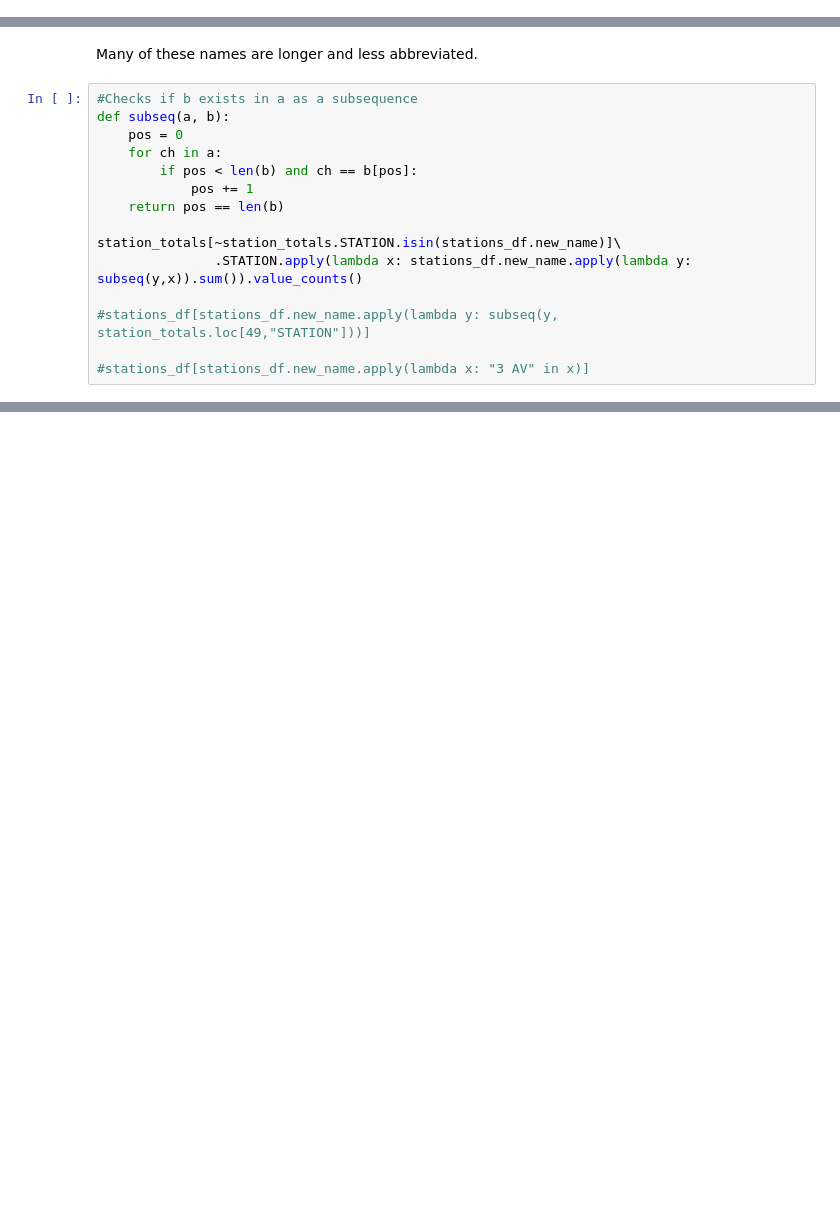
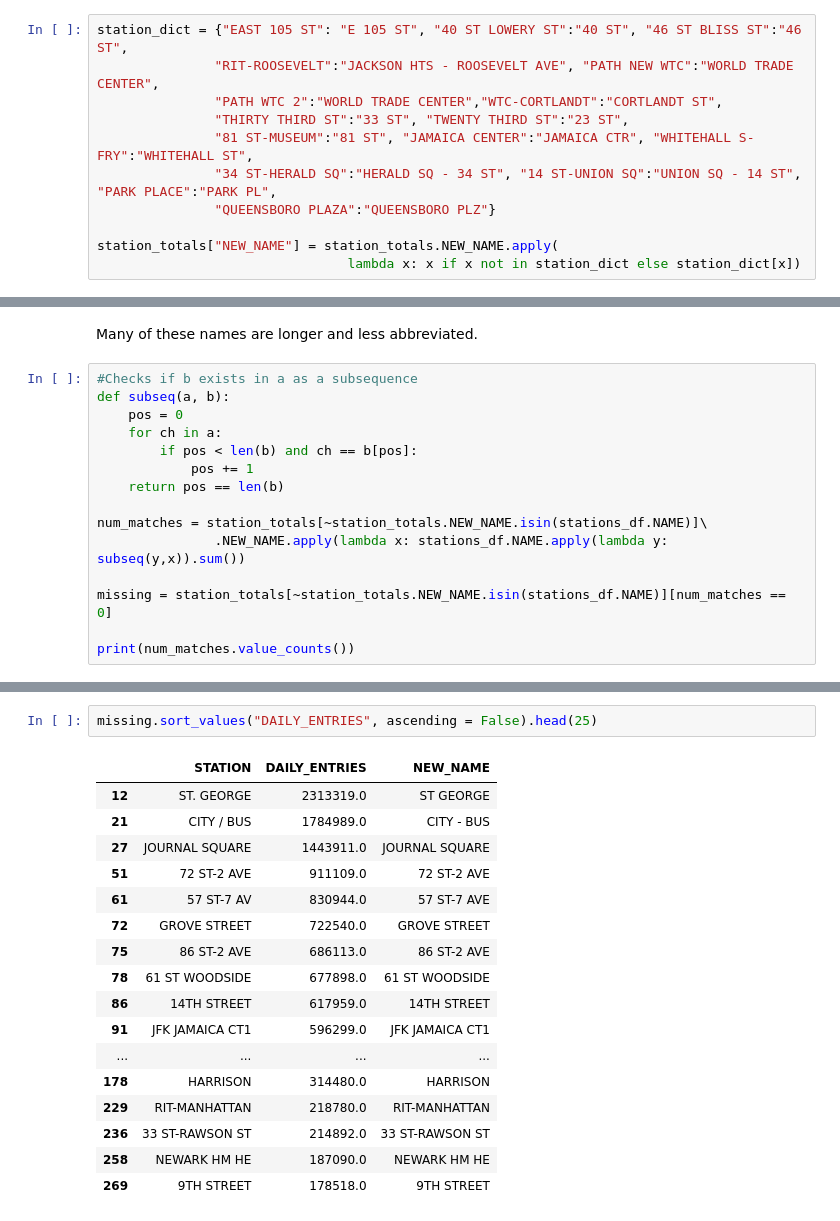
Before and after one commit to rsolava/mta-eda, a Jupyter notebook: analysis.ipynb, the cells around one changed output, grey strips where cells are left out. Drawn from its saved outputs; the diff is of its cells as text; blank space fills up the shorter version.

```diff
--- a/analysis.ipynb
+++ b/analysis.ipynb
@@ -593,0 +611,11 @@ Only about 40% of the station names in the MTA data appear in the location data.
+# %%
+station_dict = {"EAST 105 ST": "E 105 ST", "40 ST LOWERY ST":"40 ST", "46 ST BLISS ST":"46 ST",
+               "RIT-ROOSEVELT":"JACKSON HTS - ROOSEVELT AVE", "PATH NEW WTC":"WORLD TRADE CENTER",
+               "PATH WTC 2":"WORLD TRADE CENTER","WTC-CORTLANDT":"CORTLANDT ST",
+               "THIRTY THIRD ST":"33 ST", "TWENTY THIRD ST":"23 ST",
+               "81 ST-MUSEUM":"81 ST", "JAMAICA CENTER":"JAMAICA CTR", "WHITEHALL S-FRY":"WHITEHALL ST",
+               "34 ST-HERALD SQ":"HERALD SQ - 34 ST", "14 ST-UNION SQ":"UNION SQ - 14 ST", "PARK PLACE":"PARK PL",
+               "QUEENSBORO PLAZA":"QUEENSBORO PLZ"}
+
+station_totals["NEW_NAME"] = station_totals.NEW_NAME.apply(
+                                lambda x: x if x not in station_dict else station_dict[x])
@@ -617,10 +654,10 @@ def subseq(a, b):
             pos += 1
     return pos == len(b)
 
-station_totals[~station_totals.STATION.isin(stations_df.new_name)]\
-               .STATION.apply(lambda x: stations_df.new_name.apply(lambda y: subseq(y,x)).sum()).value_counts()
+num_matches = station_totals[~station_totals.NEW_NAME.isin(stations_df.NAME)]\
+               .NEW_NAME.apply(lambda x: stations_df.NAME.apply(lambda y: subseq(y,x)).sum())
 
-#stations_df[stations_df.new_name.apply(lambda y: subseq(y, station_totals.loc[49,"STATION"]))]
+missing = station_totals[~station_totals.NEW_NAME.isin(stations_df.NAME)][num_matches == 0]
 
-#stations_df[stations_df.new_name.apply(lambda x: "3 AV" in x)]
+print(num_matches.value_counts())
 # %% [output]
@@ -634,0 +674,20 @@ Name: STATION, dtype: int64
+# %%
+missing.sort_values("DAILY_ENTRIES", ascending = False).head(25)
+# %% [output]
+|  | STATION | DAILY_ENTRIES | NEW_NAME |
+| 12 | ST. GEORGE | 2313319.0 | ST GEORGE |
+| 21 | CITY / BUS | 1784989.0 | CITY - BUS |
+| 27 | JOURNAL SQUARE | 1443911.0 | JOURNAL SQUARE |
+| 51 | 72 ST-2 AVE | 911109.0 | 72 ST-2 AVE |
+| 61 | 57 ST-7 AV | 830944.0 | 57 ST-7 AVE |
+| 72 | GROVE STREET | 722540.0 | GROVE STREET |
+| 75 | 86 ST-2 AVE | 686113.0 | 86 ST-2 AVE |
+| 78 | 61 ST WOODSIDE | 677898.0 | 61 ST WOODSIDE |
+| 86 | 14TH STREET | 617959.0 | 14TH STREET |
+| 91 | JFK JAMAICA CT1 | 596299.0 | JFK JAMAICA CT1 |
+| ... | ... | ... | ... |
+| 178 | HARRISON | 314480.0 | HARRISON |
+| 229 | RIT-MANHATTAN | 218780.0 | RIT-MANHATTAN |
+| 236 | 33 ST-RAWSON ST | 214892.0 | 33 ST-RAWSON ST |
+| 258 | NEWARK HM HE | 187090.0 | NEWARK HM HE |
+| 269 | 9TH STREET | 178518.0 | 9TH STREET |
```
Also changed, not shown: parts of 34 cells of this notebook.
